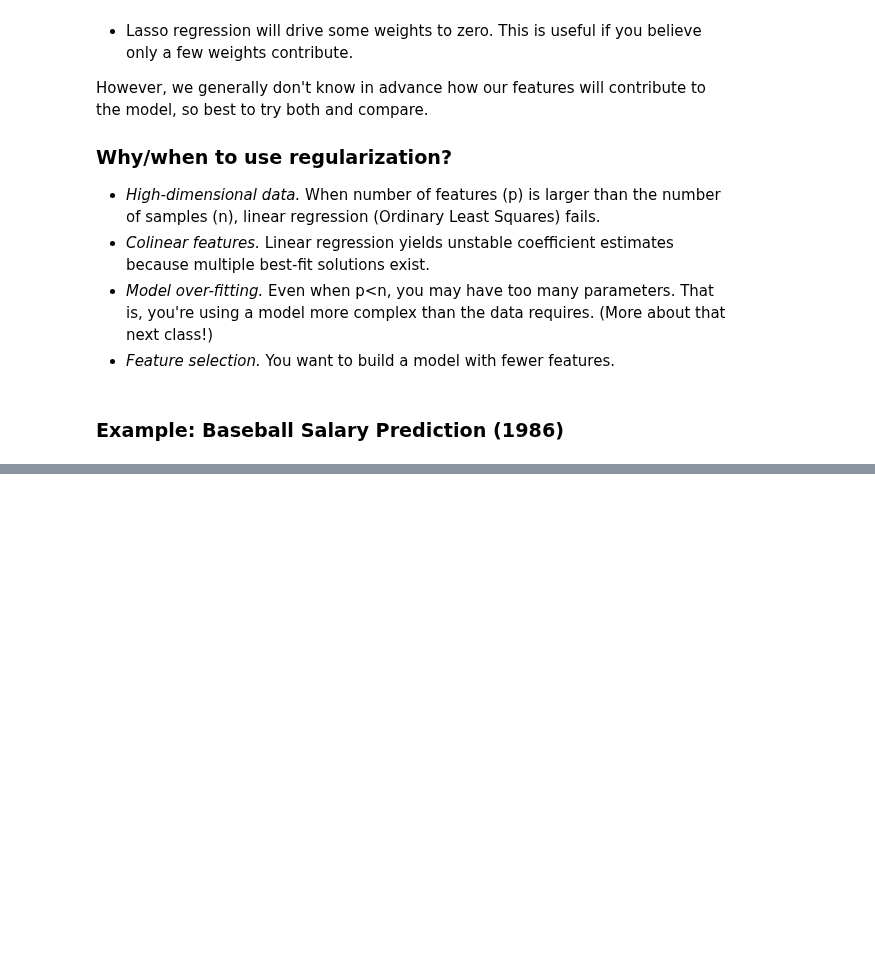
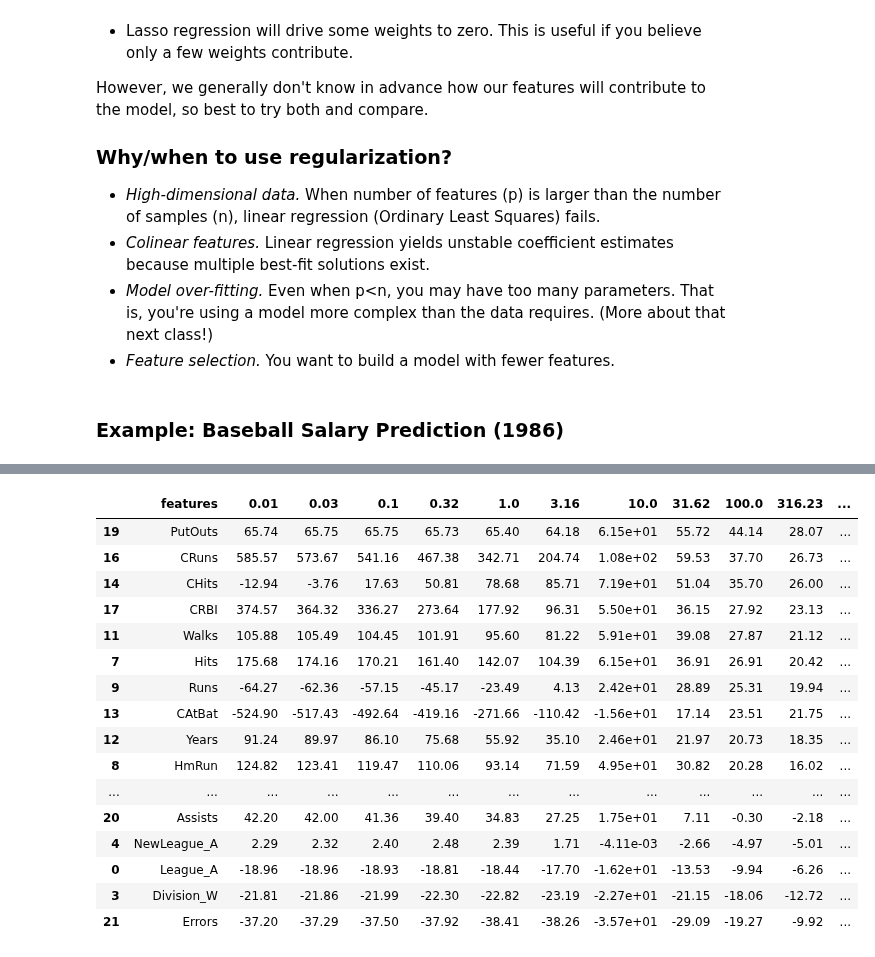
Before and after one commit to GettysburgDataScience/DS325-Notes, a Jupyter notebook: 01_Regression/02_regularization_unfinished.ipynb, the cells around one changed output, grey strips where cells are left out. Cells and saved outputs as stored; diff of their text form; code cells hidden in the pictures; blank space fills up the shorter version.

```diff
--- a/01_Regression/02_regularization_unfinished.ipynb
+++ b/01_Regression/02_regularization_unfinished.ipynb
@@ -138,0 +252,37 @@ plt.show()
+# %%
+alpha = np.logspace(-2,3,11)
+
+ridge_coefs = {}
+ridge_coefs['features'] = feature_names
+
+for a in alpha:
+# Create the model and choose the hyperparameter
+    ridge = Ridge(alpha = a)
+    ridge.fit(Z_train, y_train)
+
+    # Make predictions
+    y_ridge_train = ridge.predict(Z_train)
+    y_ridge_test = ridge.predict(Z_test)
+
+    ridge_coefs[a] = ridge.coef_
+
+ridge_df = pd.DataFrame(ridge_coefs)
+ridge_df.sort_values(by=100, ascending = False)
+# %% [output]
+|  | features | 0.01 | 0.03 | 0.1 | 0.32 | 1.0 | 3.16 | 10.0 | 31.62 | 100.0 | 316.23 | ... |
+| 19 | PutOuts | 65.74 | 65.75 | 65.75 | 65.73 | 65.40 | 64.18 | 6.15e+01 | 55.72 | 44.14 | 28.07 | ... |
+| 16 | CRuns | 585.57 | 573.67 | 541.16 | 467.38 | 342.71 | 204.74 | 1.08e+02 | 59.53 | 37.70 | 26.73 | ... |
+| 14 | CHits | -12.94 | -3.76 | 17.63 | 50.81 | 78.68 | 85.71 | 7.19e+01 | 51.04 | 35.70 | 26.00 | ... |
+| 17 | CRBI | 374.57 | 364.32 | 336.27 | 273.64 | 177.92 | 96.31 | 5.50e+01 | 36.15 | 27.92 | 23.13 | ... |
+| 11 | Walks | 105.88 | 105.49 | 104.45 | 101.91 | 95.60 | 81.22 | 5.91e+01 | 39.08 | 27.87 | 21.12 | ... |
+| 7 | Hits | 175.68 | 174.16 | 170.21 | 161.40 | 142.07 | 104.39 | 6.15e+01 | 36.91 | 26.91 | 20.42 | ... |
+| 9 | Runs | -64.27 | -62.36 | -57.15 | -45.17 | -23.49 | 4.13 | 2.42e+01 | 28.89 | 25.31 | 19.94 | ... |
+| 13 | CAtBat | -524.90 | -517.43 | -492.64 | -419.16 | -271.66 | -110.42 | -1.56e+01 | 17.14 | 23.51 | 21.75 | ... |
+| 12 | Years | 91.24 | 89.97 | 86.10 | 75.68 | 55.92 | 35.10 | 2.46e+01 | 21.97 | 20.73 | 18.35 | ... |
+| 8 | HmRun | 124.82 | 123.41 | 119.47 | 110.06 | 93.14 | 71.59 | 4.95e+01 | 30.82 | 20.28 | 16.02 | ... |
+| ... | ... | ... | ... | ... | ... | ... | ... | ... | ... | ... | ... | ... |
+| 20 | Assists | 42.20 | 42.00 | 41.36 | 39.40 | 34.83 | 27.25 | 1.75e+01 | 7.11 | -0.30 | -2.18 | ... |
+| 4 | NewLeague_A | 2.29 | 2.32 | 2.40 | 2.48 | 2.39 | 1.71 | -4.11e-03 | -2.66 | -4.97 | -5.01 | ... |
+| 0 | League_A | -18.96 | -18.96 | -18.93 | -18.81 | -18.44 | -17.70 | -1.62e+01 | -13.53 | -9.94 | -6.26 | ... |
+| 3 | Division_W | -21.81 | -21.86 | -21.99 | -22.30 | -22.82 | -23.19 | -2.27e+01 | -21.15 | -18.06 | -12.72 | ... |
+| 21 | Errors | -37.20 | -37.29 | -37.50 | -37.92 | -38.41 | -38.26 | -3.57e+01 | -29.09 | -19.27 | -9.92 | ... |
```
Also changed, not shown: parts of 16 cells of this notebook, 7 other files.
